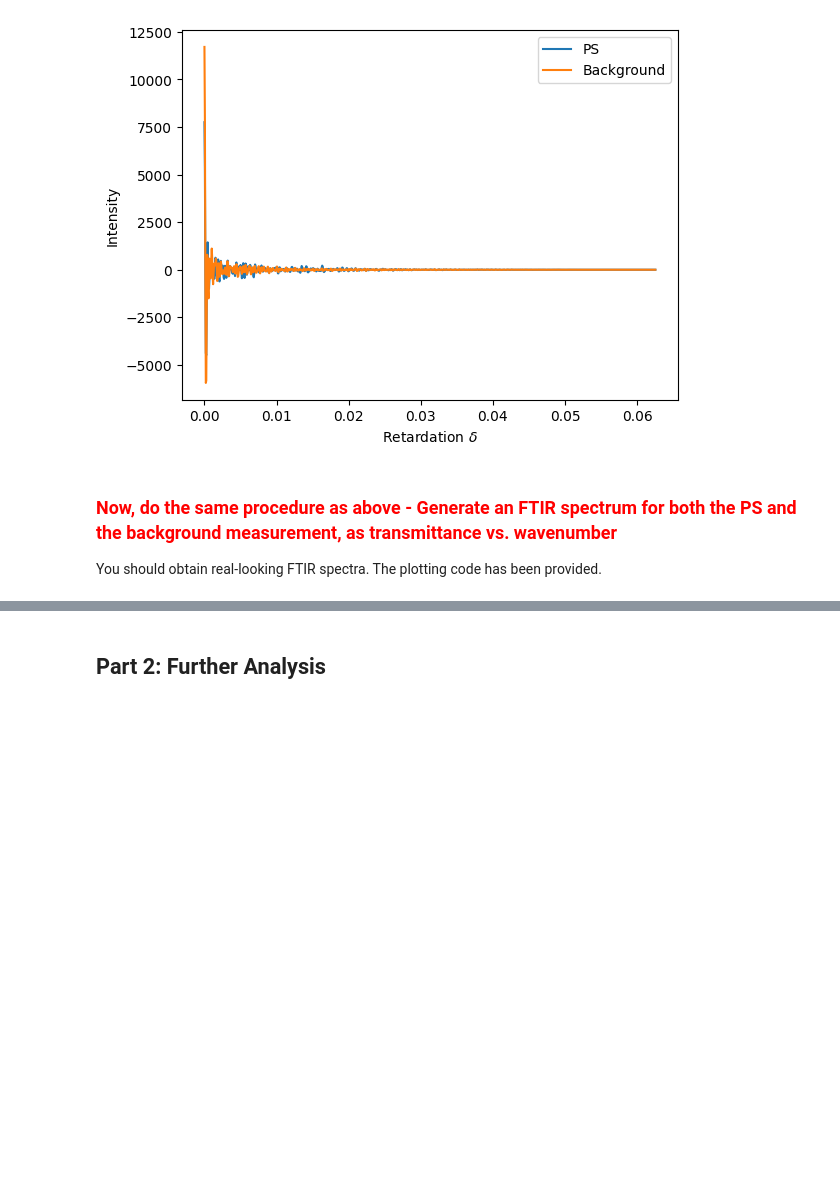
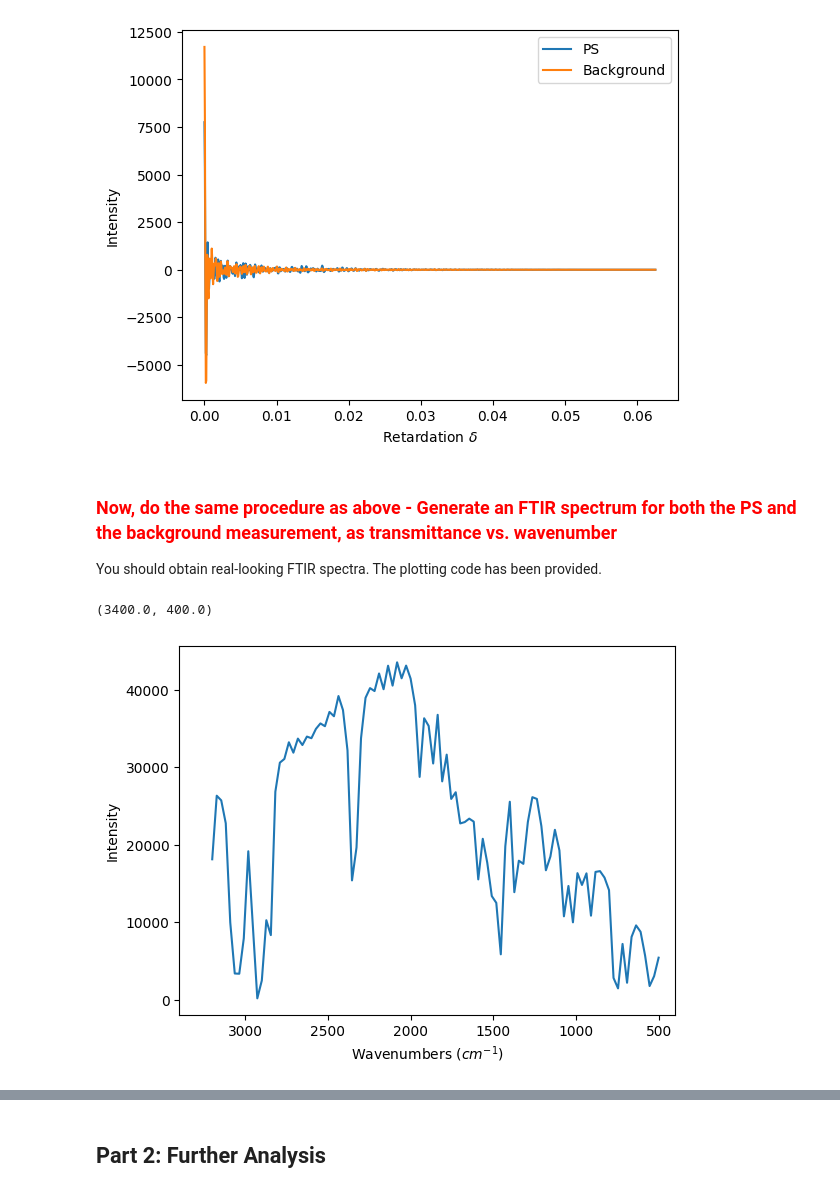
Before and after one commit to blajiness/CHE_7530-Assignments, a Jupyter notebook: Assignment2.ipynb, the cells around one changed output, grey strips where cells are left out. Cells and saved outputs as stored; diff of their text form; code cells hidden in the pictures; blank space fills up the shorter version.

```diff
--- a/Assignment2.ipynb
+++ b/Assignment2.ipynb
@@ -373,12 +355,21 @@ Text(0, 0.5, 'Intensity')
 You should obtain real-looking FTIR spectra. The plotting code has been provided.
 # %%
 # your code here - Polystyrene
-
+wns_to_test = np.linspace(500.,3200.,100)
+rels = np.zeros(len(wns_to_test))
+for i in range(len(wns_to_test)):
+  testing = 2*np.cos(2 * np.pi * wns_to_test[i] * deltas) # except it's not correct for the first one
+  testing[0] = np.cos(2 * np.pi * wns_to_test[i] * deltas[0])
+  testing = testing * interferogram_ps
+  rels[i] = np.sum(testing)
 
 fig, ax = plt.subplots()
-#ax.plot(wns_to_test,rels)
+ax.plot(wns_to_test,rels)
 ax.set_xlabel('Wavenumbers $(cm^{-1})$')
 ax.set_ylabel('Intensity')
 ax.set_xlim(3400,400)
+# %% [output]
+(3400.0, 400.0)
+[figure, added]
 # %%
 # your code here - Background
```
Also changed, not shown: parts of 36 cells of this notebook.
